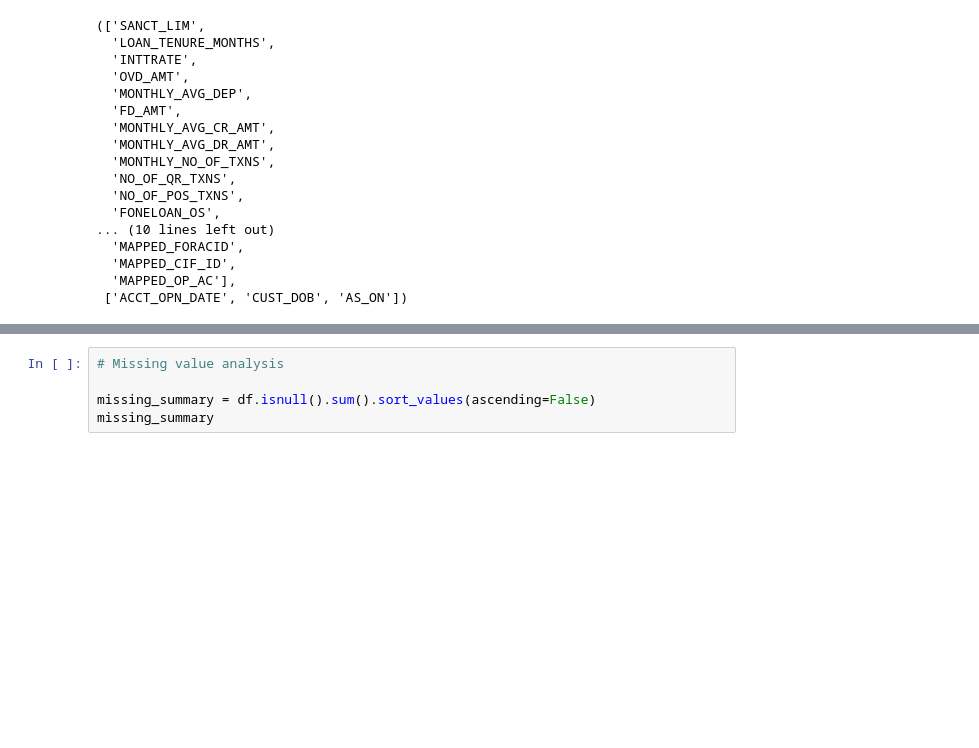
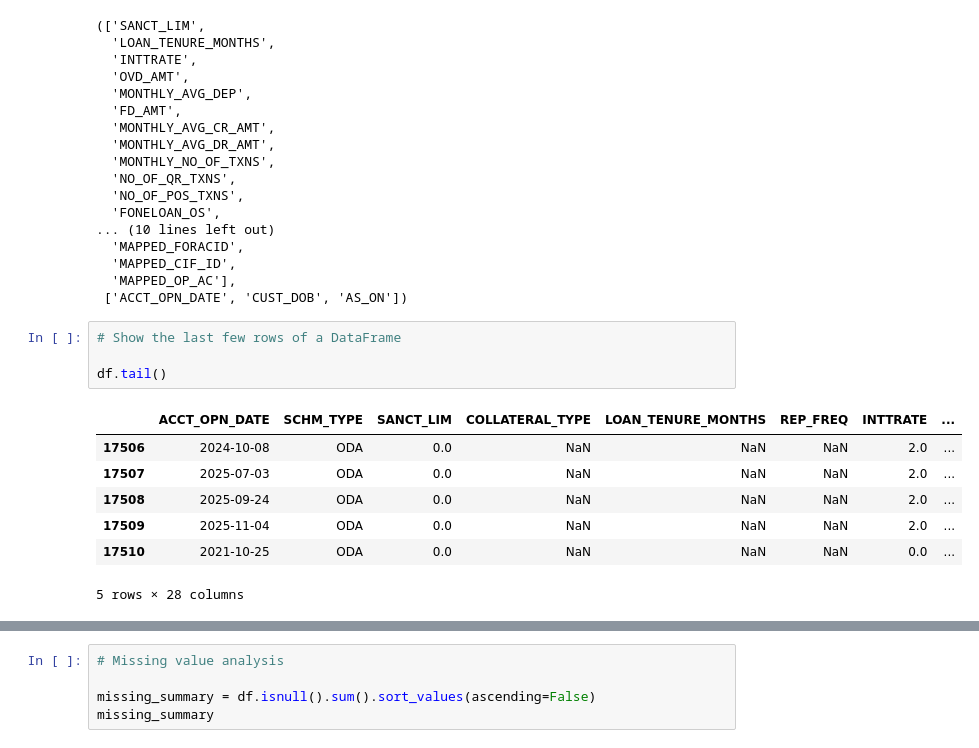
Before and after one commit to srghimire061/ai-training, a Jupyter notebook: AI Model to forecast trends and detect opportunities in Retail Banking/python/EDA_Retail_Banking.ipynb, the cells around one changed output, grey strips where cells are left out. Saved outputs shown, nothing was run; the diff lists cells and outputs as text; blank space fills up the shorter version.

```diff
--- a/AI Model to forecast trends and detect opportunities in Retail Banking/python/EDA_Retail_Banking.ipynb
+++ b/AI Model to forecast trends and detect opportunities in Retail Banking/python/EDA_Retail_Banking.ipynb
@@ -88,3 +88,15 @@ numerical_cols, categorical_cols, date_cols
   'MAPPED_CIF_ID',
   'MAPPED_OP_AC'],
  ['ACCT_OPN_DATE', 'CUST_DOB', 'AS_ON'])
+# %%
+# Show the last few rows of a DataFrame
+
+df.tail()
+# %% [output]
+|  | ACCT_OPN_DATE | SCHM_TYPE | SANCT_LIM | COLLATERAL_TYPE | LOAN_TENURE_MONTHS | REP_FREQ | INTTRATE | ... |
+| 17506 | 2024-10-08 | ODA | 0.0 | NaN | NaN | NaN | 2.0 | ... |
+| 17507 | 2025-07-03 | ODA | 0.0 | NaN | NaN | NaN | 2.0 | ... |
+| 17508 | 2025-09-24 | ODA | 0.0 | NaN | NaN | NaN | 2.0 | ... |
+| 17509 | 2025-11-04 | ODA | 0.0 | NaN | NaN | NaN | 2.0 | ... |
+| 17510 | 2021-10-25 | ODA | 0.0 | NaN | NaN | NaN | 0.0 | ... |
+5 rows × 28 columns
```
Also changed, not shown: parts of 4 cells of this notebook, 2 other files.
